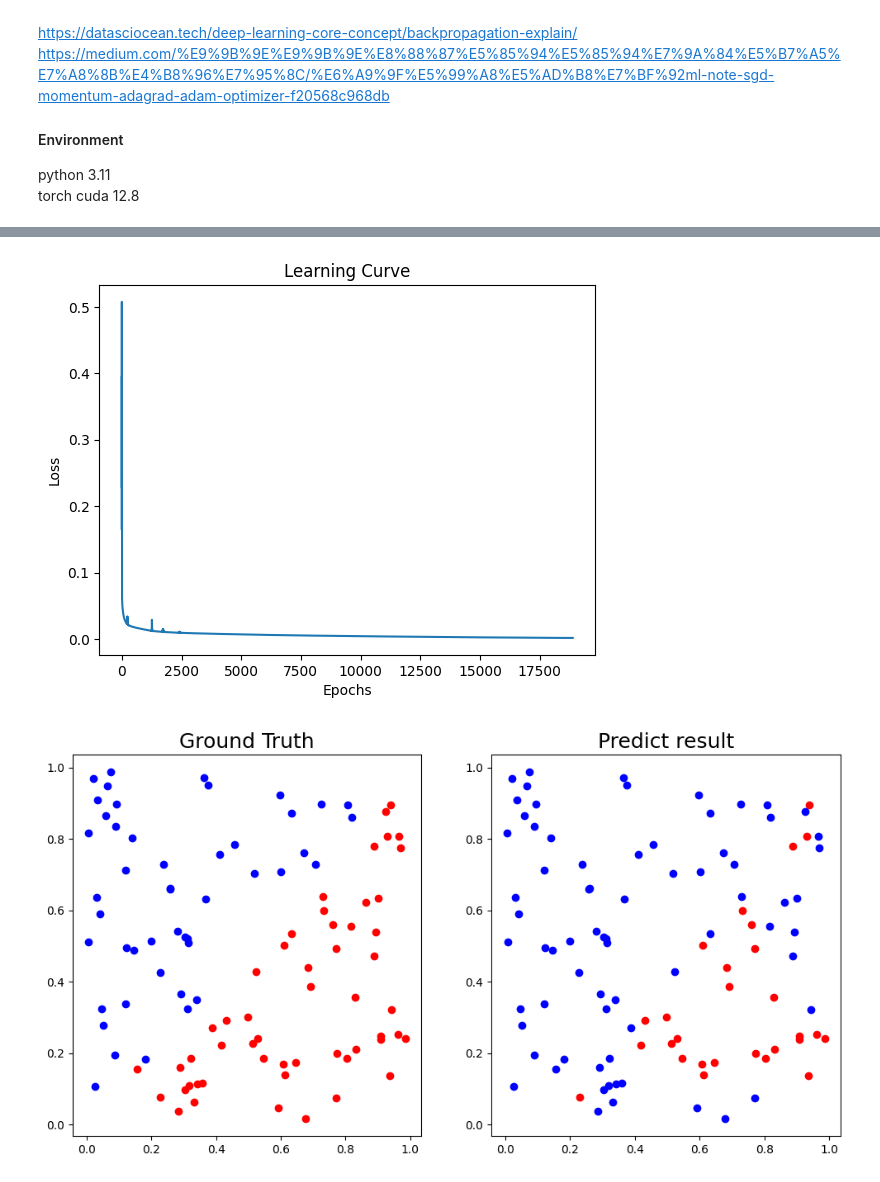
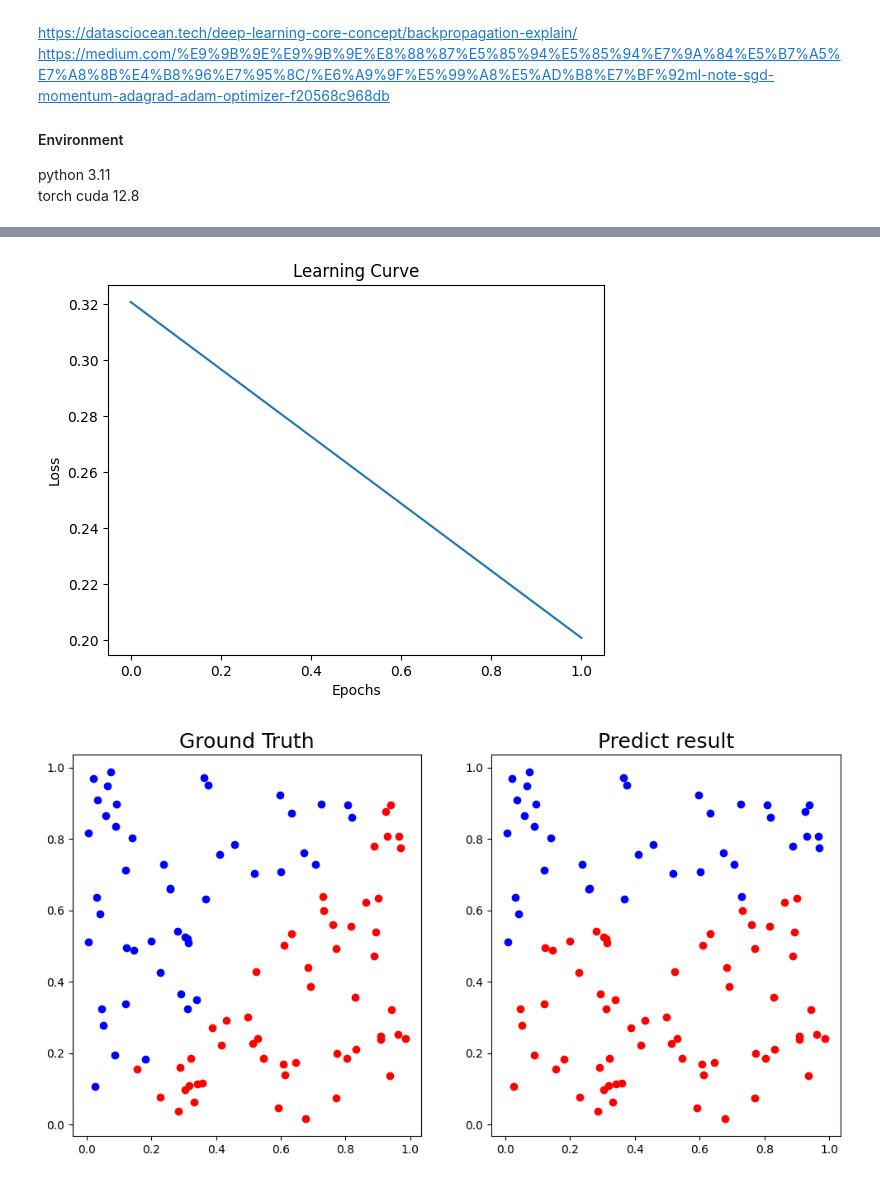
Before and after one commit to say859462/Summer-DLP, a Jupyter notebook: Lab1/DL_LAB1_314551113_劉哲良.ipynb, the cells around one changed output, grey strips where cells are left out. Cells and saved outputs as stored; diff of their text form; code cells hidden in the pictures.

```diff
--- a/Lab1/DL_LAB1_314551113_劉哲良.ipynb
+++ b/Lab1/DL_LAB1_314551113_劉哲良.ipynb
@@ -153,10 +153,8 @@ class Linear_Layer:
         # Assume that the size of input vector is  n by 1
         # The size of weight matrix should be m by n, where m is the size of output vector
 
-        if not activation:
-            self.weights = np.random.randn(input_size, output_size) * 0.01
-        else:
-            self.weights = np.random.randn(input_size, output_size)
+
+        self.weights = np.random.randn(input_size, output_size)
 
         self.bias = np.random.randn(1, output_size)
 
@@ -275,6 +273,8 @@ class Model:
             if len(self.losses) > 0 and loss >= self.losses[-1]:
                 # If the prediction of current model is worse than before
                 cnt += 1
+                # Skip the weight updating progress , keep the better weight of the model
+                continue
             else:
                 # Reset the counting of early stop
                 cnt = 0
@@ -293,26 +293,17 @@ class Model:
             # Backward pass and update weights & bis
             self.backward(delta, self.learning_rate)
 
-
-        # Sigmoid function we can treat its output as probability
-        if self.activation == "sigmoid":
-            output = (output > 0.5)
-            print("Loss = {:.4f} Accuracy = {:.2f}%".format(
-                loss,
-                np.mean(output == y) * 100))
-        elif self.activation == "tanh" or self.activation == "relu" or not self.activation:
-            # If activation function is tanh or relu or do not use any activation function
-            output = (output >= 0.0)
-            print("Loss = {:.4f} Accuracy = {:.2f}%".format(
-                loss,
-                np.mean(output == y) * 100))
-
-        # Print the final Results
+            # Print the final Results
         print("Prediction: ")
         for i in range(x.shape[0]):
             print(
                 "Iter{} |       Ground Truth: {} |      Predict: {} |".format(
                     i + 1, y[i], output[i]))
+
+        output = (output > 0.5)
+        print("Loss = {:.4f} Accuracy = {:.2f}%".format(
+            loss,
+            np.mean(output == y) * 100))
 
         return output
 
@@ -330,7 +321,7 @@ x, y = generate_linear(n=100)
 
 # If we use tanh as activation function
 # Since the range of output of tanh is between [-1,1]
-# We choose the output value of tanh that is greater than 0 corresponding to the label 0,vice versa
+# We choose the output value of tanh that is greater than 0.5  corresponding to the label 0,vice versa
 
 # The output of Sigmoid function we can treat it as probability
 # The output of Relu function we need to define a threshold to decide whether the output should be 0 or 1
@@ -338,9 +329,9 @@ model_linear = Model(
     x.shape[1],
     y.shape[1],
     hidden_layers_size=10,
-    activation="tanh",
+    activation="sigmoid",
     optimizer="Adagrad",
-    learning_rate=0.1,
+    learning_rate=0.01,
 )
 linear_output = model_linear.train(x, y, epochs=200000, early_stop=5)
 
@@ -353,9 +344,9 @@ model_XOR = Model(
     x.shape[1],
     y.shape[1],
     hidden_layers_size=10,
-    activation="tanh",
+    activation="sigmoid",
     optimizer="Adagrad",
-    learning_rate=0.1,
+    learning_rate=0.01,
 )
 XOR_output = model_XOR.train(x, y, epochs=200000, early_stop=5)
 model_XOR.plot_learning_curve()
@@ -381,2 +372,2 @@ Iter100 |       Ground Truth: [False] |      Predict: [False] |
-[figure, old version]
+[figure, new version]
-[figure, old version]
+[figure, new version]
```
Also changed, not shown: parts of 1 cell of this notebook.
